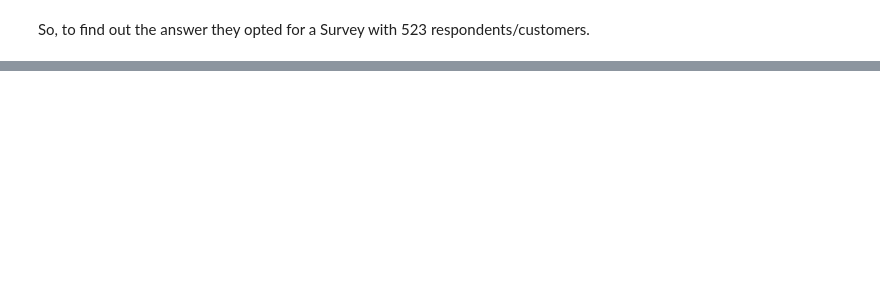
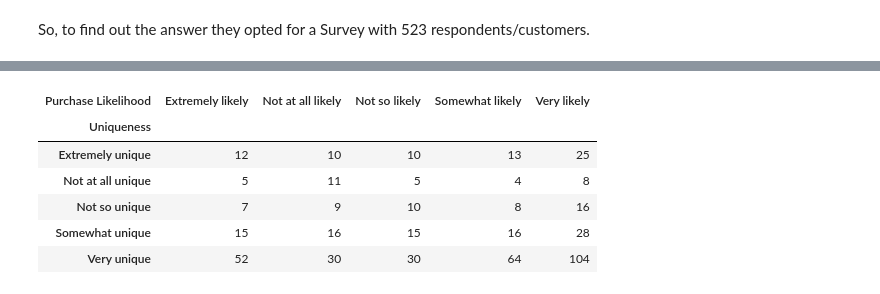
Before and after one commit to mdmahamudmredha/Packaging-Uniqueness-vs-Purchase-A-Data-Science-Based-Decision-Making-Project, a Jupyter notebook: Packaging Uniqueness vs Purchase – A Data Science Based Decision Making Project.ipynb, the cells around one changed output, grey strips where cells are left out. Cells and saved outputs as stored; diff of their text form; code cells hidden in the pictures; blank space fills up the shorter version.

```diff
--- a/Packaging Uniqueness vs Purchase – A Data Science Based Decision Making Project.ipynb
+++ b/Packaging Uniqueness vs Purchase – A Data Science Based Decision Making Project.ipynb
@@ -10,0 +17,3 @@ So, to find out the answer they opted for a Survey with 523 respondents/customer
+# %%
+df = pd.read_excel("Case 1 - Chi-square test of independence.xlsx")
+df.head()
@@ -10,0 +53,11 @@ So, to find out the answer they opted for a Survey with 523 respondents/customer
+# %%
+df_crosstab = pd.crosstab(df['Uniqueness'], df['Purchase Likelihood'])
+df_crosstab
+# %% [output]
+| Purchase Likelihood | Extremely likely | Not at all likely | Not so likely | Somewhat likely | Very likely |
+| Uniqueness |  |  |  |  |  |
+| Extremely unique | 12 | 10 | 10 | 13 | 25 |
+| Not at all unique | 5 | 11 | 5 | 4 | 8 |
+| Not so unique | 7 | 9 | 10 | 8 | 16 |
+| Somewhat unique | 15 | 16 | 15 | 16 | 28 |
+| Very unique | 52 | 30 | 30 | 64 | 104 |
```
Also changed, not shown: parts of 20 cells of this notebook.
